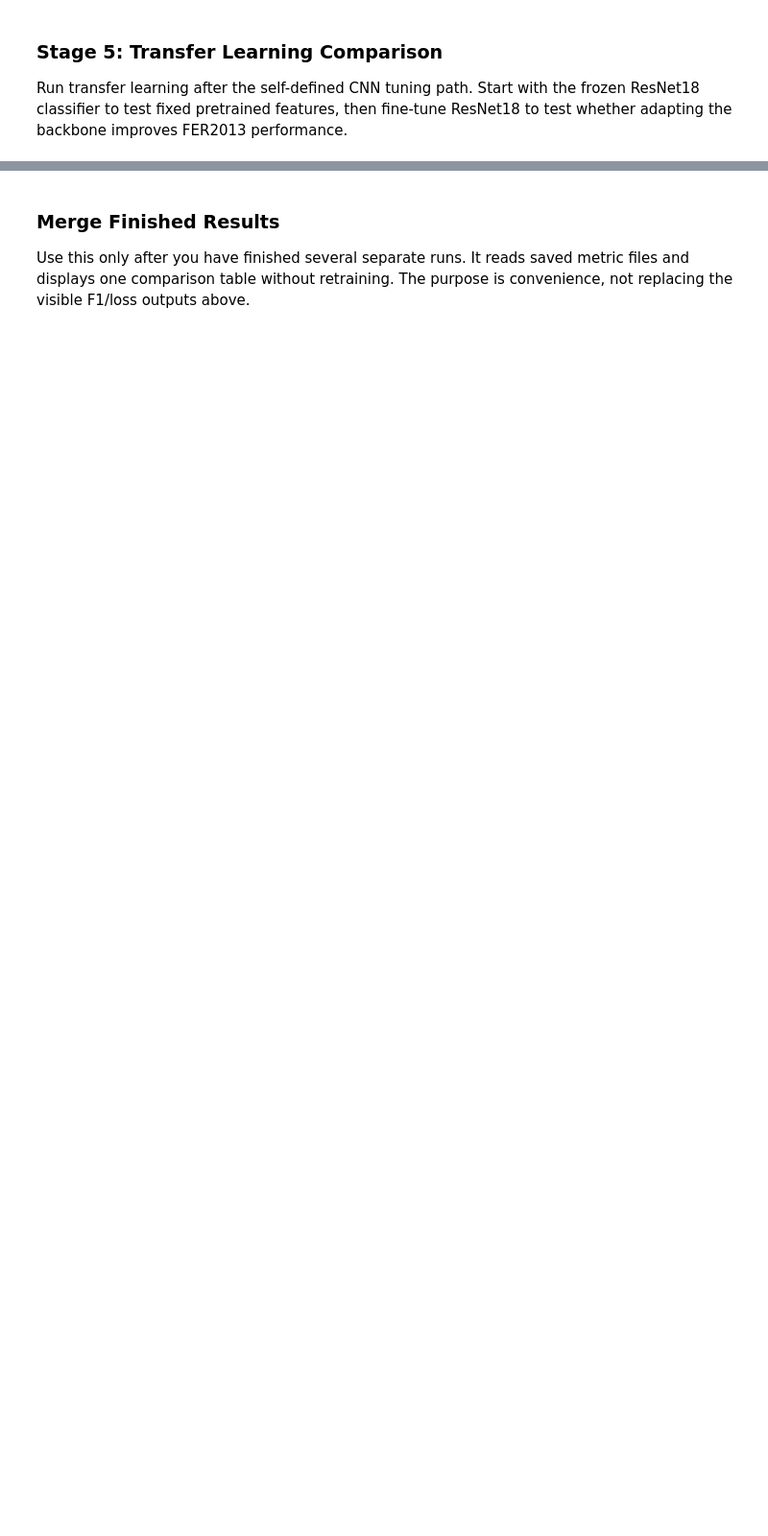
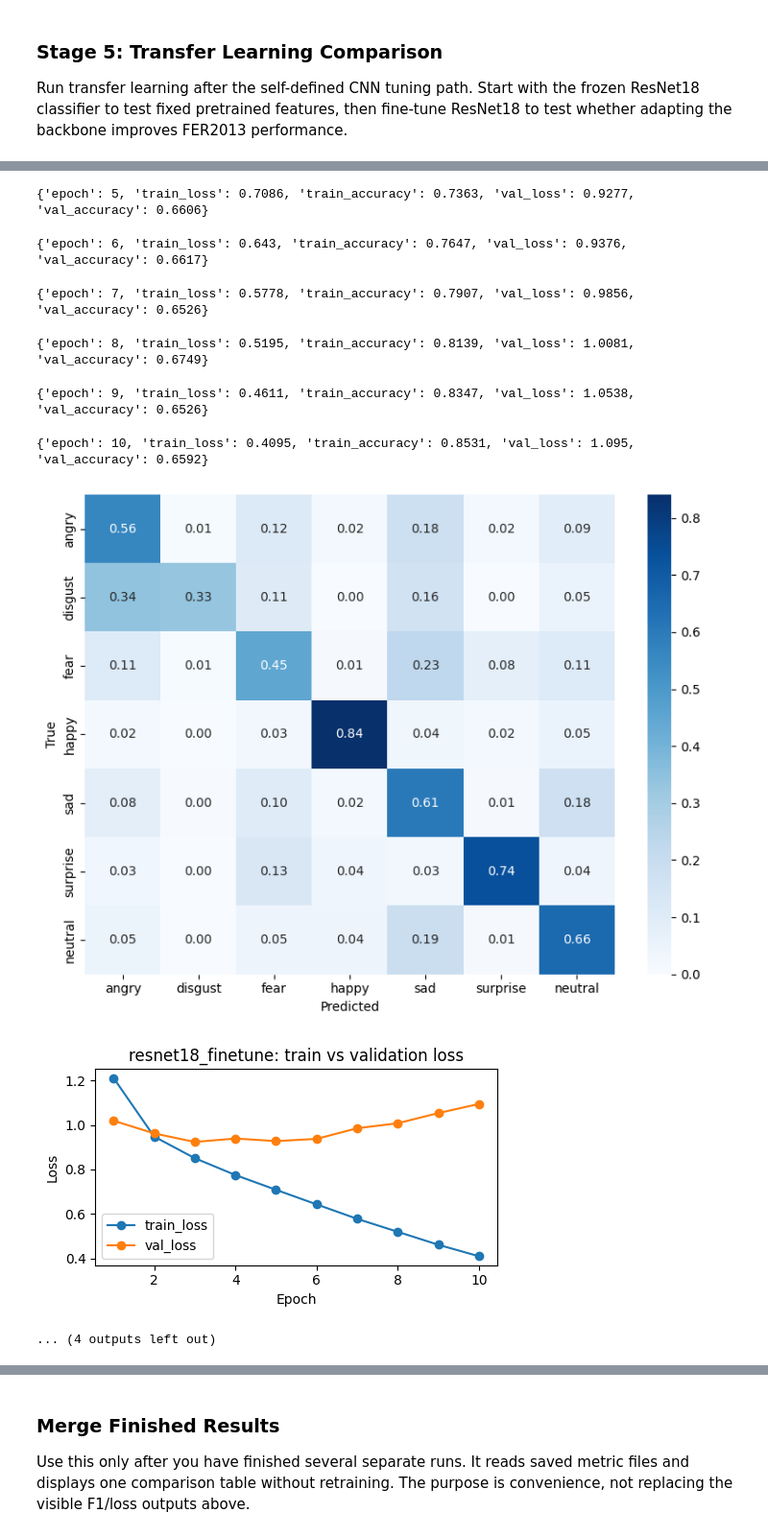
Before and after one commit to zsykk/DL-final-project, a Jupyter notebook: notebooks/02_train_experiments.ipynb, the cells around one changed output, grey strips where cells are left out. Shown at 96% size. Cells and saved outputs as stored; diff of their text form; code cells hidden in the pictures; blank space fills up the shorter version.

```diff
--- a/notebooks/02_train_experiments.ipynb
+++ b/notebooks/02_train_experiments.ipynb
@@ -124,7 +160,7 @@ CORE_EXPERIMENTS = [
         'train_config': TransformConfig(image_size=224, channels=3, augment=True, imagenet_norm=True),
         'eval_config': TransformConfig(image_size=224, channels=3, augment=False, imagenet_norm=True),
         'lr': 1e-3,
-        'epochs': 10,
+        'epochs': 20,
         'use_class_weights': False,
         'weighted_sampler': False,
         'loss_name': 'cross_entropy',
@@ -138,7 +174,7 @@ CORE_EXPERIMENTS = [
         'train_config': TransformConfig(image_size=224, channels=3, augment=True, imagenet_norm=True),
         'eval_config': TransformConfig(image_size=224, channels=3, augment=False, imagenet_norm=True),
         'lr': 1e-4,
-        'epochs': 10,
+        'epochs': 20,
         'use_class_weights': False,
         'weighted_sampler': False,
         'loss_name': 'cross_entropy',
@@ -192,7 +228,7 @@ OPTIONAL_EXPERIMENTS = [
         'train_config': TransformConfig(image_size=224, channels=3, augment=True, imagenet_norm=True),
         'eval_config': TransformConfig(image_size=224, channels=3, augment=False, imagenet_norm=True),
         'lr': 1e-3,
-        'epochs': 10,
+        'epochs': 20,
         'use_class_weights': False,
         'weighted_sampler': False,
         'loss_name': 'cross_entropy',
@@ -206,7 +242,7 @@ OPTIONAL_EXPERIMENTS = [
         'train_config': TransformConfig(image_size=224, channels=3, augment=True, imagenet_norm=True),
         'eval_config': TransformConfig(image_size=224, channels=3, augment=False, imagenet_norm=True),
         'lr': 1e-4,
-        'epochs': 10,
+        'epochs': 20,
         'use_class_weights': False,
         'weighted_sampler': False,
         'loss_name': 'cross_entropy',
@@ -446,0 +594,4 @@ history, report, confusions = run_stage(SELECTED_TRANSFER_EXPERIMENT)
+# %%
+SELECTED_TRANSFER_EXPERIMENT02 = 'resnet18_finetune'
+history, report, confusions = run_stage(SELECTED_TRANSFER_EXPERIMENT02)
+# %% [output]
@@ -446,0 +602,9 @@ history, report, confusions = run_stage(SELECTED_TRANSFER_EXPERIMENT)
+{'epoch': 5, 'train_loss': 0.7086, 'train_accuracy': 0.7363, 'val_loss': 0.9277, 'val_accuracy': 0.6606}
+{'epoch': 6, 'train_loss': 0.643, 'train_accuracy': 0.7647, 'val_loss': 0.9376, 'val_accuracy': 0.6617}
+{'epoch': 7, 'train_loss': 0.5778, 'train_accuracy': 0.7907, 'val_loss': 0.9856, 'val_accuracy': 0.6526}
+{'epoch': 8, 'train_loss': 0.5195, 'train_accuracy': 0.8139, 'val_loss': 1.0081, 'val_accuracy': 0.6749}
+{'epoch': 9, 'train_loss': 0.4611, 'train_accuracy': 0.8347, 'val_loss': 1.0538, 'val_accuracy': 0.6526}
+{'epoch': 10, 'train_loss': 0.4095, 'train_accuracy': 0.8531, 'val_loss': 1.095, 'val_accuracy': 0.6592}
+[figure, added]
+[figure, added]
+... (4 outputs left out)
```
Also changed, not shown: parts of 15 cells of this notebook.
